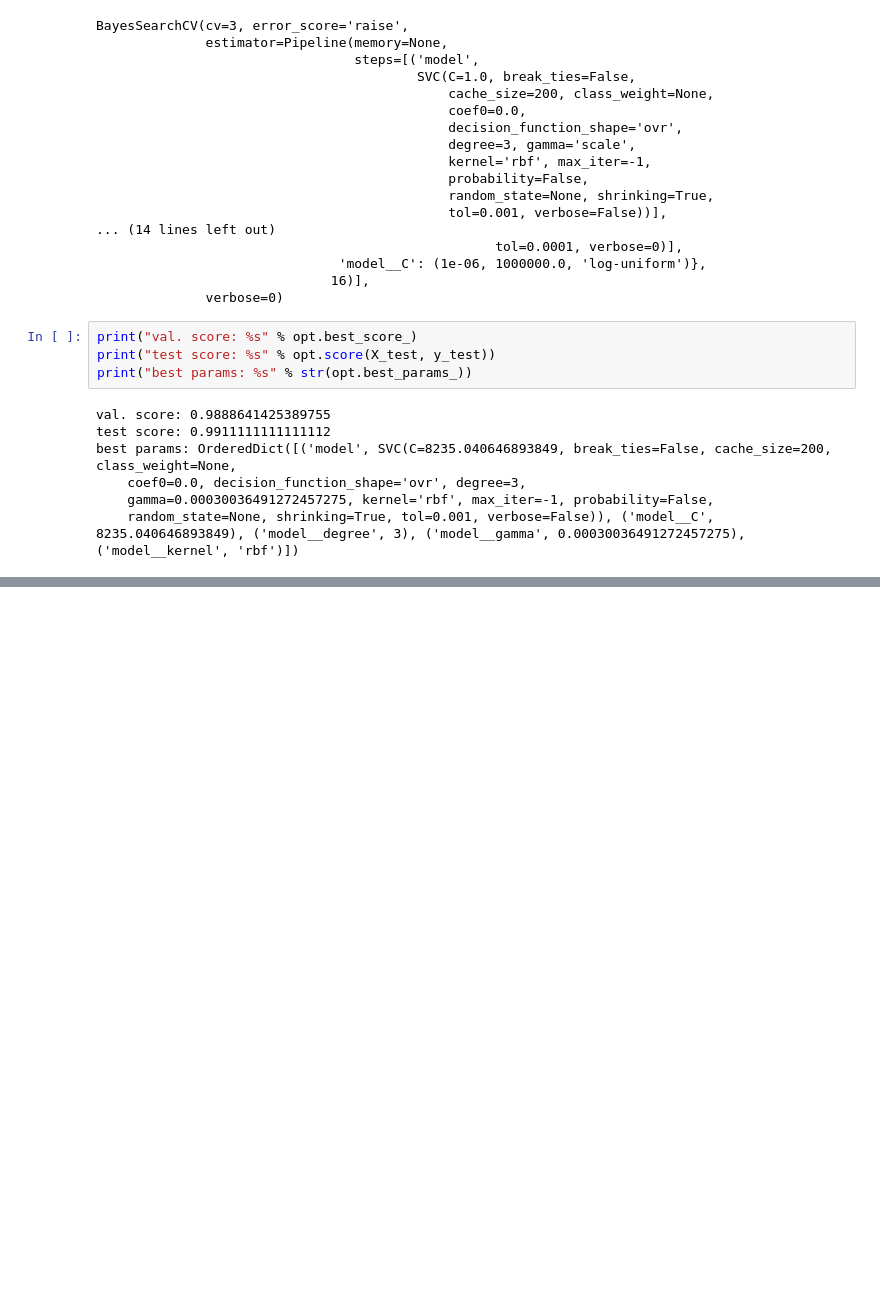
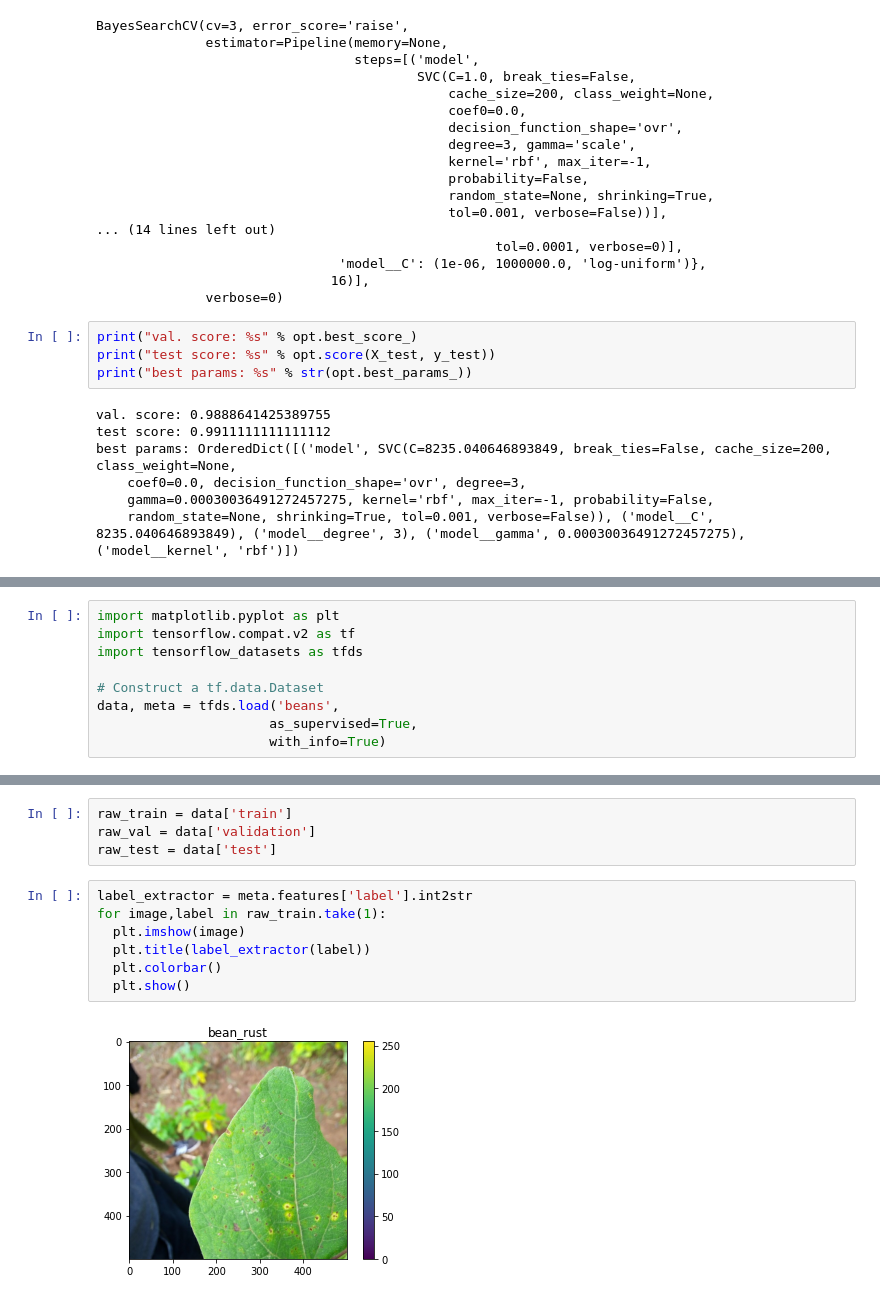
Before and after one commit to iam-pattan/Exploring-ML, a Jupyter notebook: Hyperparam_tune(sk_opt).ipynb, the cells around one changed output, grey strips where cells are left out. Saved outputs shown, nothing was run; the diff lists cells and outputs as text; blank space fills up the shorter version.

```diff
--- a/Hyperparam_tune(sk_opt).ipynb
+++ b/Hyperparam_tune(sk_opt).ipynb
@@ -153,0 +191,9 @@ best params: OrderedDict([('model', SVC(C=8235.040646893849, break_ties=False, c
+# %%
+import matplotlib.pyplot as plt
+import tensorflow.compat.v2 as tf
+import tensorflow_datasets as tfds
+
+# Construct a tf.data.Dataset
+data, meta = tfds.load('beans',
+                      as_supervised=True,
+                      with_info=True)
@@ -153,0 +210,13 @@ best params: OrderedDict([('model', SVC(C=8235.040646893849, break_ties=False, c
+# %%
+raw_train = data['train']
+raw_val = data['validation']
+raw_test = data['test']
+# %%
+label_extractor = meta.features['label'].int2str
+for image,label in raw_train.take(1):
+  plt.imshow(image)
+  plt.title(label_extractor(label))
+  plt.colorbar()
+  plt.show()
+# %% [output]
+[figure, added]
```
Also changed, not shown: parts of 20 cells of this notebook.
